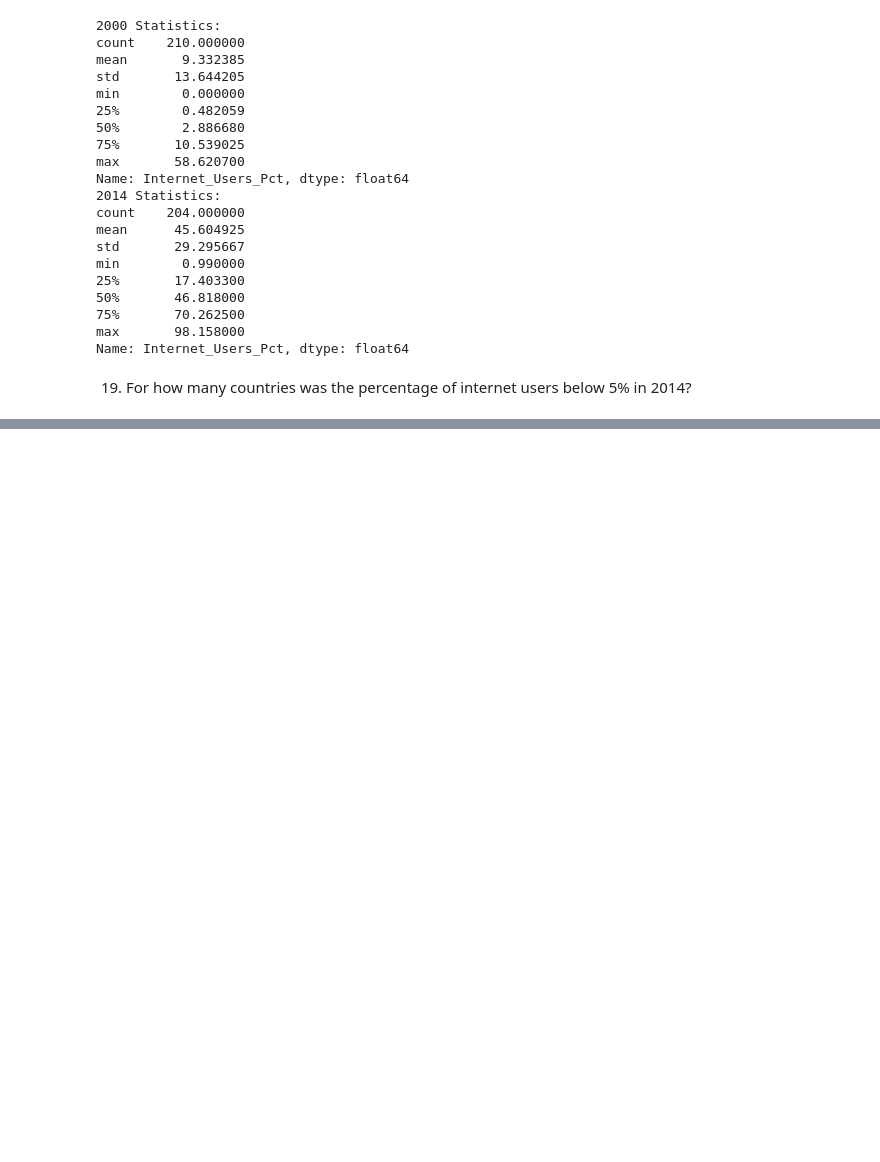
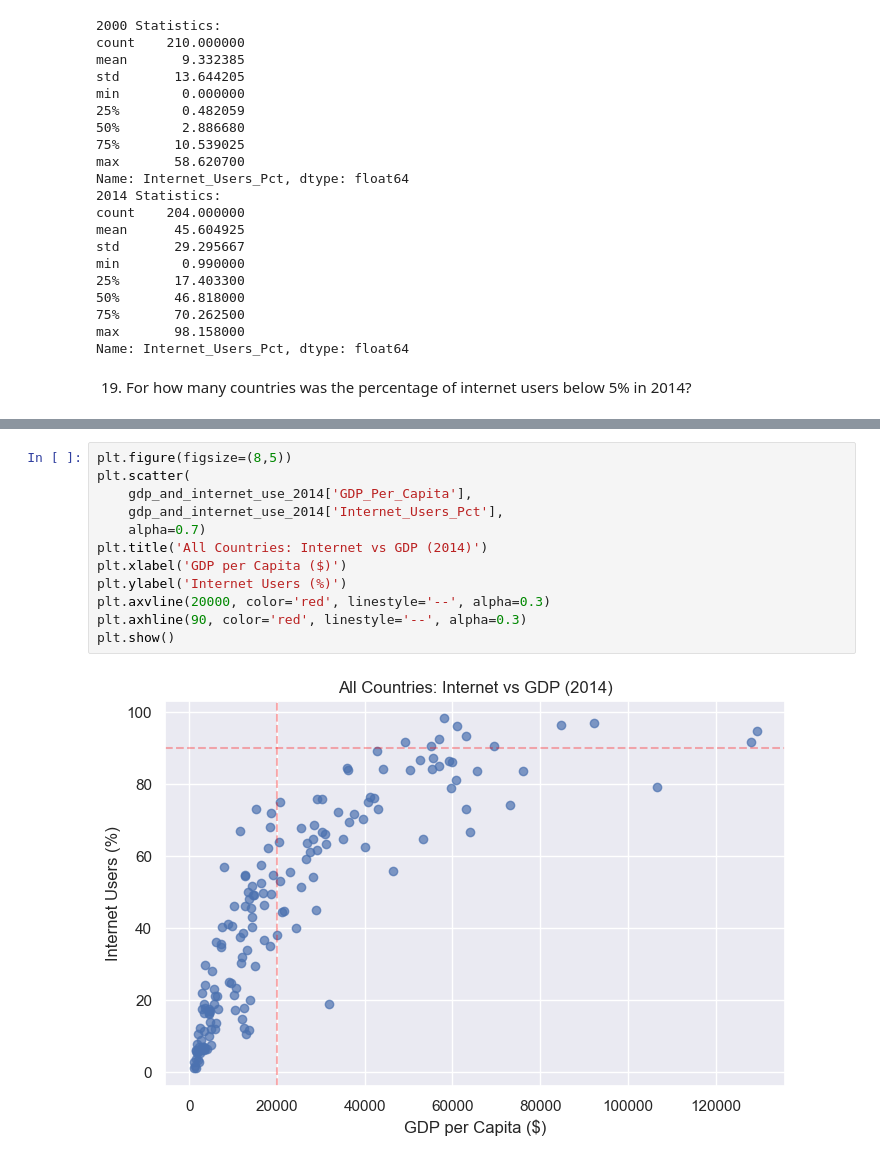
Before and after one commit to NSS-Data-Analytics-Cohort-14/gdp-and-internet-usage-seanfahey1127, a Jupyter notebook: notebooks/gdp_project.ipynb, the cells around one changed output, grey strips where cells are left out. Saved outputs shown, nothing was run; the diff lists cells and outputs as text; blank space fills up the shorter version.

```diff
--- a/notebooks/gdp_project.ipynb
+++ b/notebooks/gdp_project.ipynb
@@ -625,0 +807,14 @@ Name: Internet_Users_Pct, dtype: float64
+# %%
+plt.figure(figsize=(8,5))
+plt.scatter(
+    gdp_and_internet_use_2014['GDP_Per_Capita'],
+    gdp_and_internet_use_2014['Internet_Users_Pct'],
+    alpha=0.7)
+plt.title('All Countries: Internet vs GDP (2014)')
+plt.xlabel('GDP per Capita ($)')
+plt.ylabel('Internet Users (%)')
+plt.axvline(20000, color='red', linestyle='--', alpha=0.3)
+plt.axhline(90, color='red', linestyle='--', alpha=0.3)
+plt.show()
+# %% [output]
+[figure, added]
```
Also changed, not shown: parts of 23 cells of this notebook.
